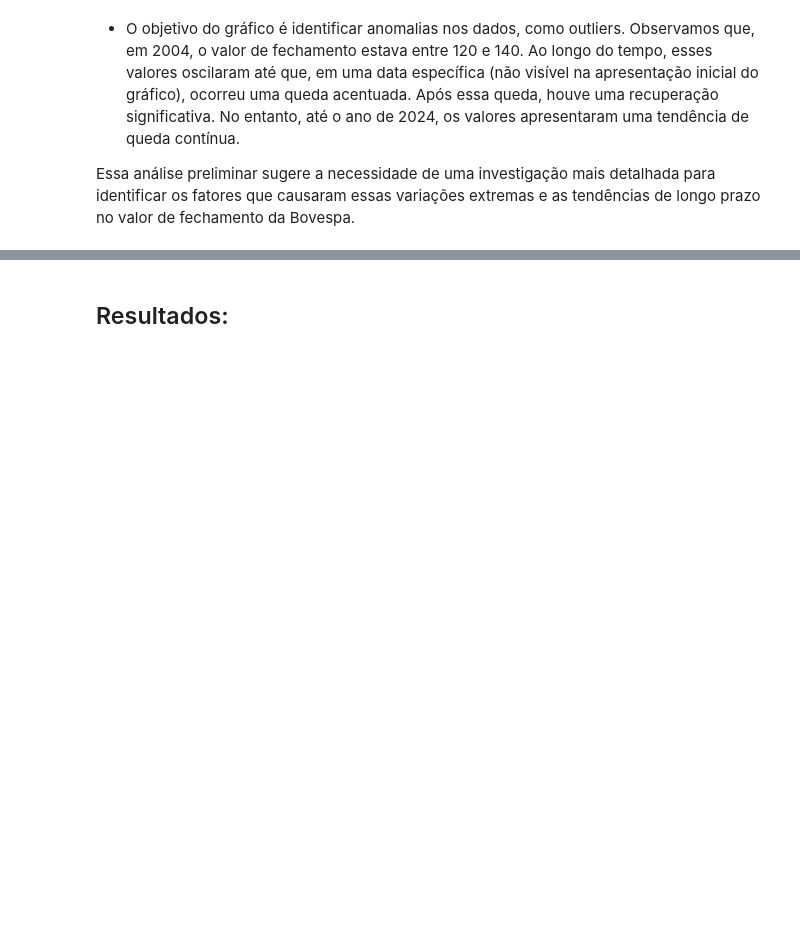
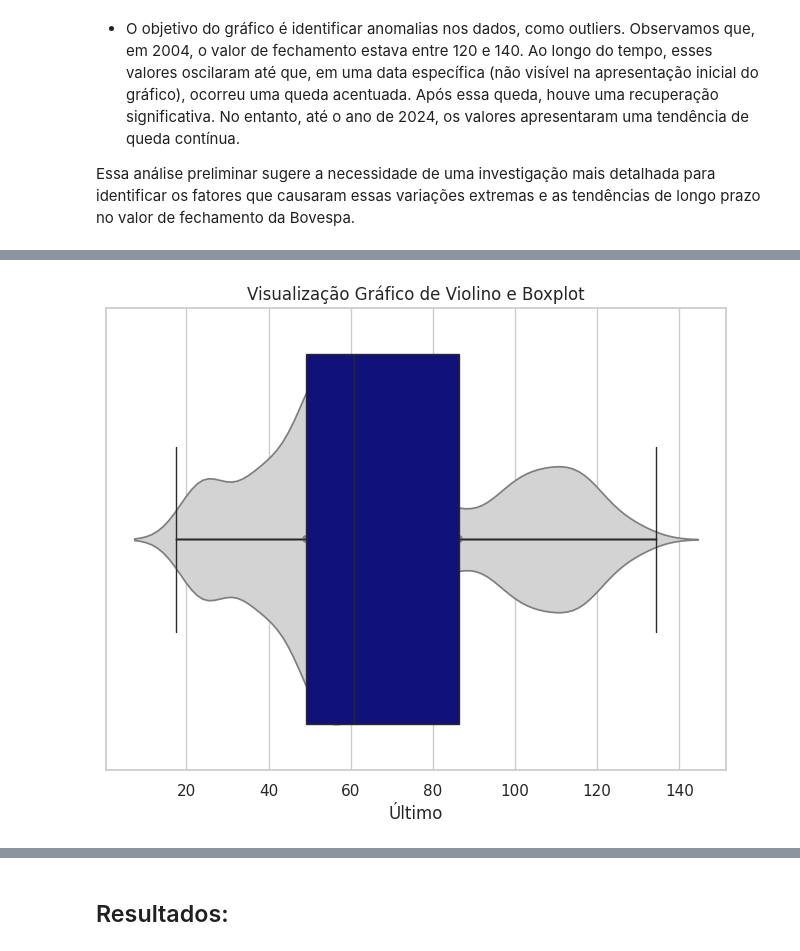
Before and after one commit to Tamireees/Tech_Challenge_Fase02, a Jupyter notebook: Tech_Challenge_Fase02.ipynb, the cells around one changed output, grey strips where cells are left out. Saved outputs shown, nothing was run; the diff lists cells and outputs as text; code cells hidden in the pictures; blank space fills up the shorter version.

```diff
--- a/Tech_Challenge_Fase02.ipynb
+++ b/Tech_Challenge_Fase02.ipynb
@@ -170,0 +184,9 @@ Essa análise preliminar sugere a necessidade de uma investigação mais detalha
+# %%
+fig, ax = plt.subplots(figsize=(8,6))
+sns.violinplot(x=dados['Último'], data=dados, ax=ax, color='lightgray')
+sns.boxplot(x=dados['Último'], data=dados, ax=ax, whis=1.5, color='darkblue')
+ax.set_title('Visualização Gráfico de Violino e Boxplot')
+
+plt.show()
+# %% [output]
+[figure, added]
```
Also changed, not shown: parts of 58 cells of this notebook.
